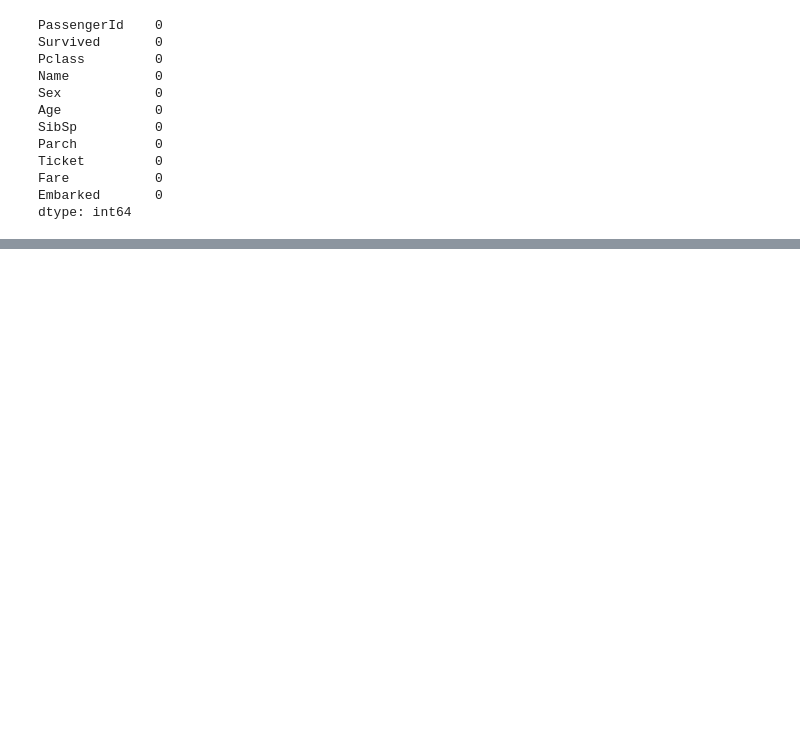
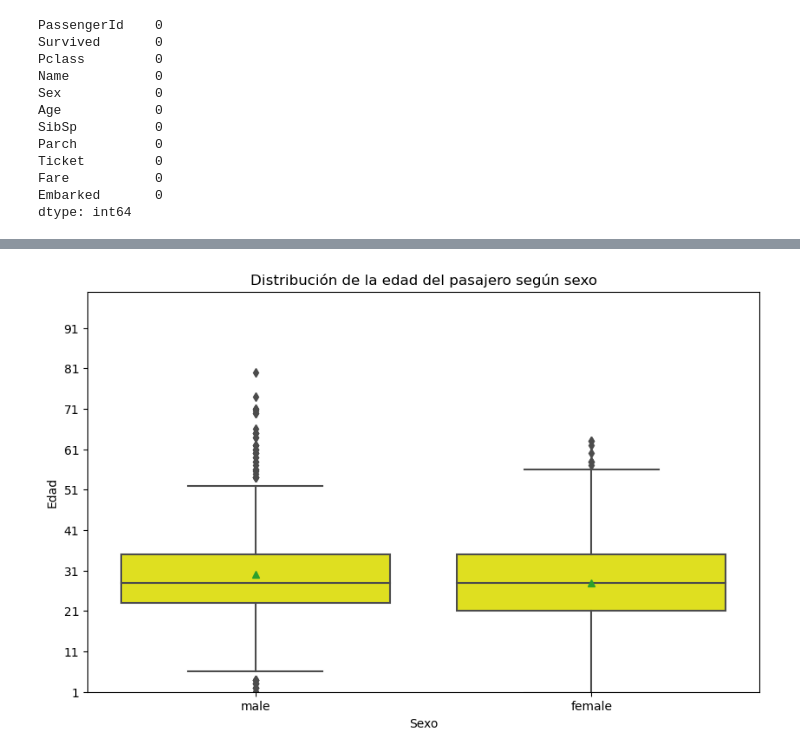
Before and after one commit to Daniel1martinez2/titanic-model-classification, a Jupyter notebook: main.ipynb, the cells around one changed output, grey strips where cells are left out. Saved outputs shown, nothing was run; the diff lists cells and outputs as text; code cells hidden in the pictures; blank space fills up the shorter version.

```diff
--- a/main.ipynb
+++ b/main.ipynb
@@ -112,0 +151,25 @@ dtype: int64
+# %%
+#Identificación de la distribución de las edades de los pasajeros según el género del mismo
+
+# Tamaño del gráfico
+
+plt.figure(figsize=(10, 6))
+
+# Creación del boxplot
+
+boxplot_edades = sns.boxplot(x=df_titanic['Sex'], y=df_titanic['Age'], color="yellow", showmeans=True)
+
+# Etiquetas y titulos
+
+boxplot_edades.set_xlabel('Sexo')
+boxplot_edades.set_ylabel('Edad')
+boxplot_edades.set_ylim(1, 100)
+boxplot_edades.set_yticks(range(1, 100, 10))
+boxplot_edades.set_title('Distribución de la edad del pasajero según sexo')
+
+# Establecemos la etiquetas en años
+
+
+plt.show()
+# %% [output]
+[figure, added]
```
Also changed, not shown: parts of 19 cells of this notebook.
